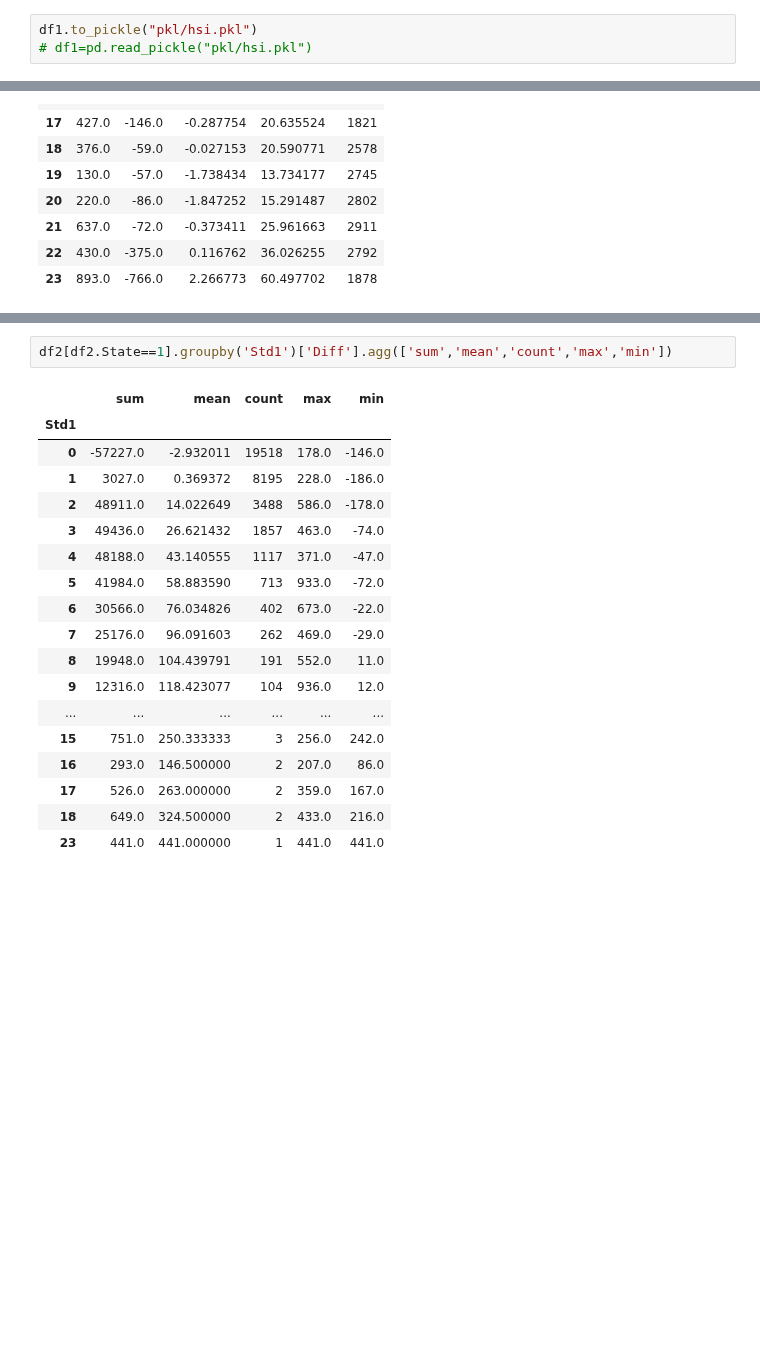
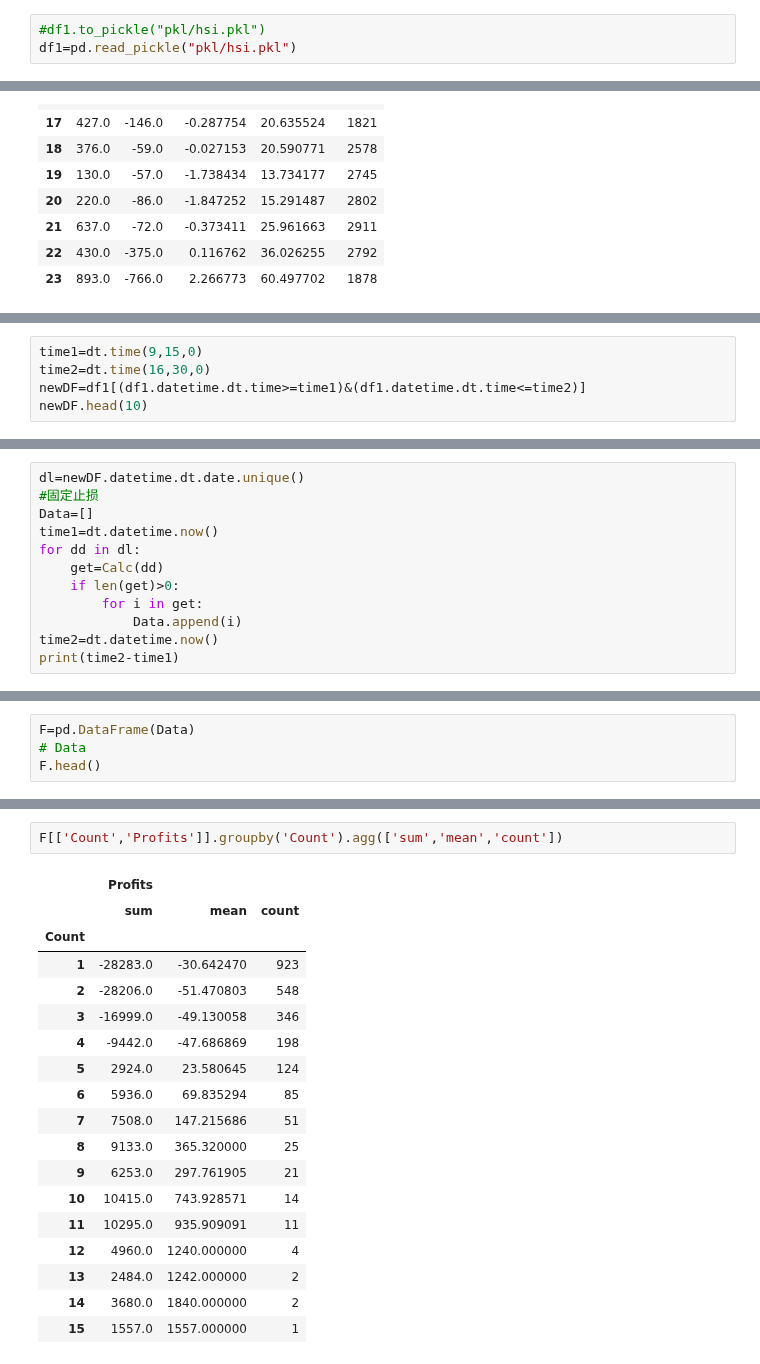
Before and after one commit to che7611/test2, a Jupyter notebook: YD.ipynb, the cells around one changed output, grey strips where cells are left out. Saved outputs shown, nothing was run; the diff lists cells and outputs as text; blank space fills up the shorter version.

```diff
--- a/YD.ipynb
+++ b/YD.ipynb
@@ -27,8 +27,8 @@ print(dt.datetime.now()-dt1)
 # %% [output]
 0:00:59.535022
 # %%
-df1.to_pickle("pkl/hsi.pkl")
-# df1=pd.read_pickle("pkl/hsi.pkl")
+#df1.to_pickle("pkl/hsi.pkl")
+df1=pd.read_pickle("pkl/hsi.pkl")
 # %%
 dt1=dt.datetime.now()
 df1['MACD'],df1['MACD1'],df1['MACD2']=tb.MACD(df1.close.values,fastperiod=6,slowperiod=12,signalperiod=9)
@@ -320,0 +304,5 @@ Name: Diff, dtype: float64
+# %%
+time1=dt.time(9,15,0)
+time2=dt.time(16,30,0)
+newDF=df1[(df1.datetime.dt.time>=time1)&(df1.datetime.dt.time<=time2)]
+newDF.head(10)
@@ -320,0 +362,12 @@ Name: Diff, dtype: float64
+# %%
+dl=newDF.datetime.dt.date.unique()
+#固定止损
+Data=[]
+time1=dt.datetime.now()
+for dd in dl:
+    get=Calc(dd)
+    if len(get)>0:
+        for i in get:
+            Data.append(i)
+time2=dt.datetime.now()
+print(time2-time1)
@@ -320,0 +376,4 @@ Name: Diff, dtype: float64
+# %%
+F=pd.DataFrame(Data)
+# Data
+F.head()
@@ -321,21 +387,21 @@ Name: Diff, dtype: float64
 # %%
-df2[df2.State==1].groupby('Std1')['Diff'].agg(['sum','mean','count','max','min'])
+F[['Count','Profits']].groupby('Count').agg(['sum','mean','count'])
 # %% [output]
-|  | sum | mean | count | max | min |
-| Std1 |  |  |  |  |  |
-| 0 | -57227.0 | -2.932011 | 19518 | 178.0 | -146.0 |
-| 1 | 3027.0 | 0.369372 | 8195 | 228.0 | -186.0 |
-| 2 | 48911.0 | 14.022649 | 3488 | 586.0 | -178.0 |
-| 3 | 49436.0 | 26.621432 | 1857 | 463.0 | -74.0 |
-| 4 | 48188.0 | 43.140555 | 1117 | 371.0 | -47.0 |
-| 5 | 41984.0 | 58.883590 | 713 | 933.0 | -72.0 |
-| 6 | 30566.0 | 76.034826 | 402 | 673.0 | -22.0 |
-| 7 | 25176.0 | 96.091603 | 262 | 469.0 | -29.0 |
-| 8 | 19948.0 | 104.439791 | 191 | 552.0 | 11.0 |
-| 9 | 12316.0 | 118.423077 | 104 | 936.0 | 12.0 |
-| ... | ... | ... | ... | ... | ... |
-| 15 | 751.0 | 250.333333 | 3 | 256.0 | 242.0 |
-| 16 | 293.0 | 146.500000 | 2 | 207.0 | 86.0 |
-| 17 | 526.0 | 263.000000 | 2 | 359.0 | 167.0 |
-| 18 | 649.0 | 324.500000 | 2 | 433.0 | 216.0 |
-| 23 | 441.0 | 441.000000 | 1 | 441.0 | 441.0 |
+|  | Profits |  |  |
+|  | sum | mean | count |
+| Count |  |  |  |
+| 1 | -28283.0 | -30.642470 | 923 |
+| 2 | -28206.0 | -51.470803 | 548 |
+| 3 | -16999.0 | -49.130058 | 346 |
+| 4 | -9442.0 | -47.686869 | 198 |
+| 5 | 2924.0 | 23.580645 | 124 |
+| 6 | 5936.0 | 69.835294 | 85 |
+| 7 | 7508.0 | 147.215686 | 51 |
+| 8 | 9133.0 | 365.320000 | 25 |
+| 9 | 6253.0 | 297.761905 | 21 |
+| 10 | 10415.0 | 743.928571 | 14 |
+| 11 | 10295.0 | 935.909091 | 11 |
+| 12 | 4960.0 | 1240.000000 | 4 |
+| 13 | 2484.0 | 1242.000000 | 2 |
+| 14 | 3680.0 | 1840.000000 | 2 |
+| 15 | 1557.0 | 1557.000000 | 1 |
```
Also changed, not shown: parts of 9 cells of this notebook.
